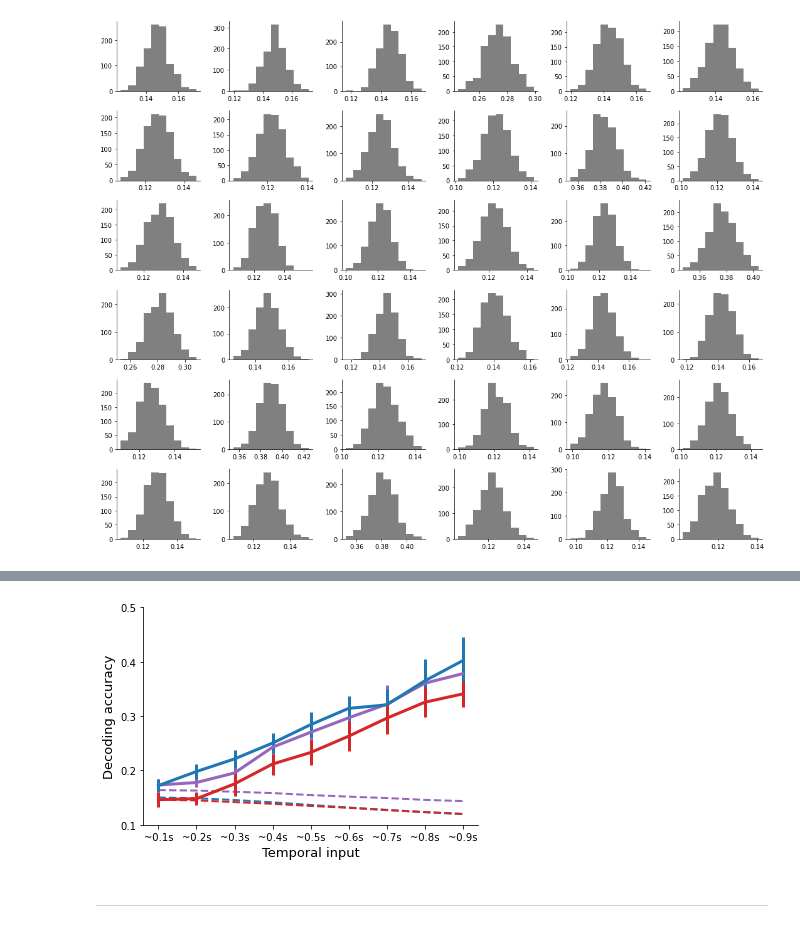
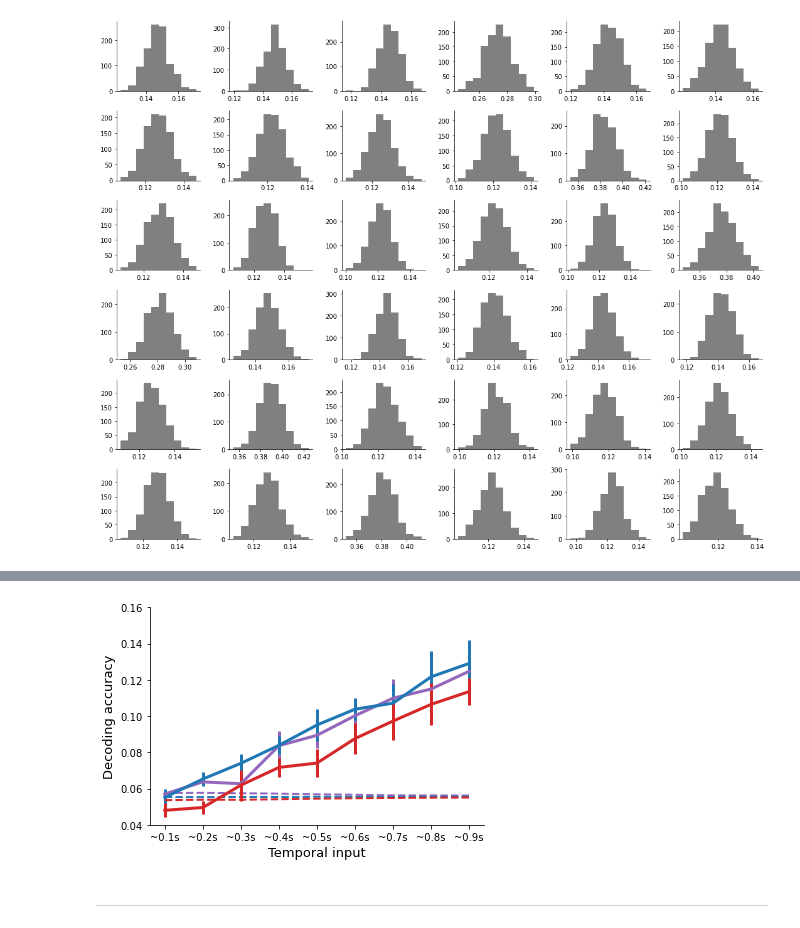
Before and after one commit to heung10/multimodal-object-recognition, a Jupyter notebook: neural/7.1. SVM Population decoding.ipynb, the cells around one changed output, grey strips where cells are left out. Saved outputs shown, nothing was run; the diff lists cells and outputs as text; code cells hidden in the pictures.

Commit message:
completed population decoding analysis

```diff
--- a/neural/7.1. SVM Population decoding.ipynb
+++ b/neural/7.1. SVM Population decoding.ipynb
@@ -373,13 +373,14 @@ KeyboardInterrupt:
 # %% [markdown]
 #### Evaluating decoding results
 # %%
-load_date = '2023-07-17'
+load_date = '2023-07-28'
+np_path = save_path / 'all conditions'
+
+real_data = np.load(np_path / f'{load_date}_{bin_size*10}ms_{9}bins_{num_iter}iter_real.npy')
+shuffle_data = np.load(np_path / f'{load_date}_{bin_size*10}ms_{9}bins_{num_iter}iter_shuffle.npy')
+
+real_mean = np.mean(real_data, axis=0)/6
+shuffle_mean = np.mean(shuffle_data, axis=1)/3
-# %%
-real_data = np.load(save_path / f'{load_date}_{bin_size*10}ms_{9}bins_{num_iter}iter_real.npy')
-shuffle_data = np.load(save_path / f'{load_date}_{bin_size*10}ms_{9}bins_{num_iter}iter_shuffle.npy')
-
-real_mean = np.mean(real_data, axis=0)
-shuffle_mean = np.mean(shuffle_data, axis=1)
 # %%
 # distributions of shuffled decoding performance
 fig,ax = plt.subplots(6,6, figsize=(15,12))
@@ -422,35 +428,38 @@ plt.tight_layout()
 # %%
 # decoding performance of models using different time range
 
 result = np.zeros((3,5,9))    # modality * rat * timebin
 result_shuffle = np.zeros((3,5,9))    # modality * rat * timebin
 
 for t in range(9):
-    real_data = np.load(save_path / f'{load_date}_{bin_size*10}ms_{t+1}bins_{num_iter}iter_real.npy')
-    shuffle_data = np.load(save_path / f'{load_date}_{bin_size*10}ms_{t+1}bins_{num_iter}iter_shuffle.npy')
+    real_data = np.load(np_path / f'{load_date}_{bin_size*10}ms_{t+1}bins_{num_iter}iter_real.npy')
+    shuffle_data = np.load(np_path / f'{load_date}_{bin_size*10}ms_{t+1}bins_{num_iter}iter_shuffle.npy')
     shuffle_mean = np.mean(shuffle_data, axis=0)
 
     for i in range(3):
-        result[i,:,t] = (real_data[:,i,i]+real_data[:,i+3,i+3])/2
-        result_shuffle[i,:,t] = (shuffle_mean[:,i,i]+shuffle_mean[:,i+3,i+3])/2
+        result[i,:,t] = (real_data[:,i,i]+real_data[:,i+3,i+3])/6
+        result_shuffle[i,:,t] = (shuffle_mean[:,i,i]+shuffle_mean[:,i+3,i+3])/3
 
 mean_real = np.mean(result, axis=1)
 sem_real = stats.sem(result, axis=1)
 mean_shuffle = np.mean(result_shuffle, axis=1)
 
 fig,ax = plt.subplots(figsize=(6,4))
 
 for i in range(3):
     ax.errorbar(range(9),mean_real[i],yerr=sem_real[i], color=color[i], linewidth=3)
     ax.plot(mean_shuffle[i], color=color[i], linestyle='--', linewidth=2)
 
 ax.set_xticks(range(9));
 ax.set_xticklabels(['~0.1s', '~0.2s', '~0.3s', '~0.4s', '~0.5s', '~0.6s', '~0.7s', '~0.8s', '~0.9s']);
-ax.set_yticks(np.arange(0.1,0.6,0.1));
+ax.set_yticks(np.arange(0.04,0.18,0.02));
+ax.set_ylim([0.04,0.16])
 ax.set_xlabel('Temporal input', fontsize=13);
 ax.set_ylabel('Decoding accuracy', fontsize=13);
+
+#plt.savefig(fig_path / 'svg' / 'decoding_accuracy_across_time.svg')
 # %% [output]
-[figure, old version]
+[figure, new version]
 # %% [markdown]
 ___
 # %% [markdown]
```
Also changed, not shown: parts of 14 cells of this notebook.
